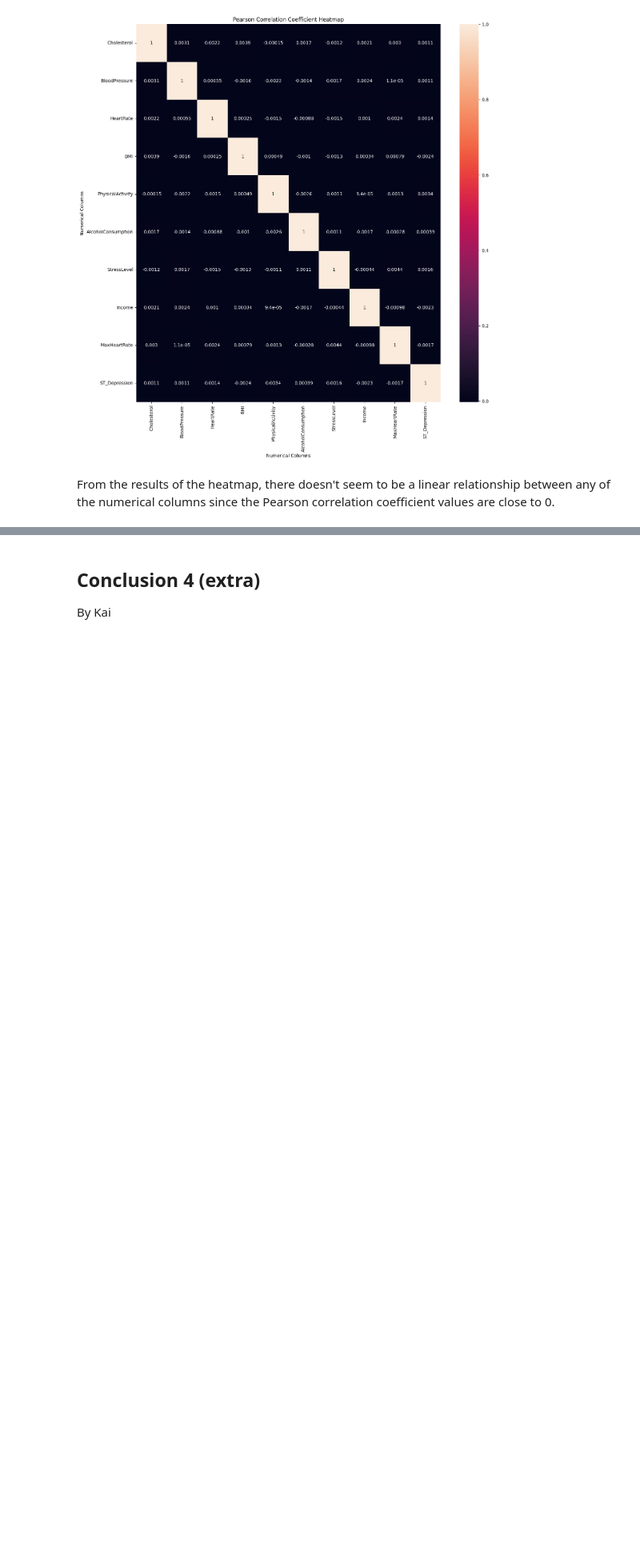
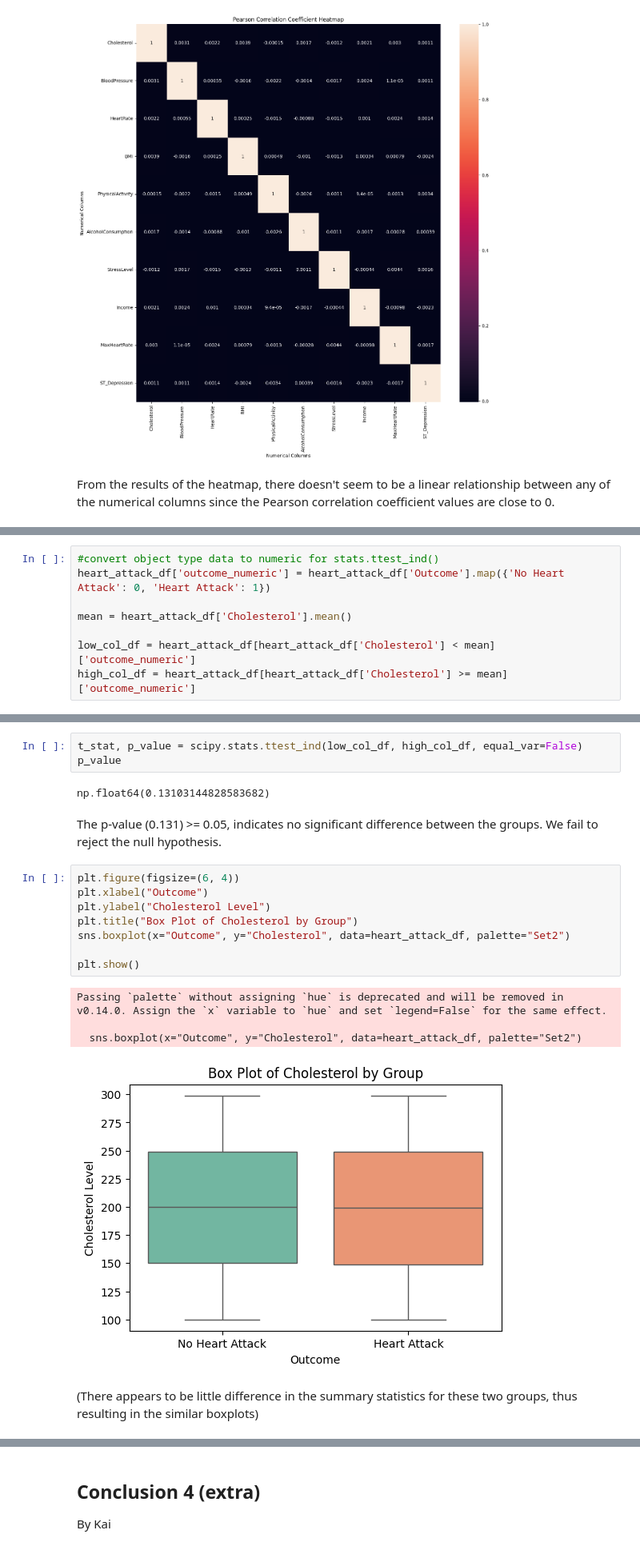
Before and after one commit to kchen3490/cmsc320-final, a Jupyter notebook: notebook.ipynb, the cells around one changed output, grey strips where cells are left out. Shown at 80% size. Saved outputs shown, nothing was run; the diff lists cells and outputs as text; blank space fills up the shorter version.

```diff
--- a/notebook.ipynb
+++ b/notebook.ipynb
@@ -74,0 +84,8 @@ By Nathan
+# %%
+#convert object type data to numeric for stats.ttest_ind()
+heart_attack_df['outcome_numeric'] = heart_attack_df['Outcome'].map({'No Heart Attack': 0, 'Heart Attack': 1})
+
+mean = heart_attack_df['Cholesterol'].mean()
+
+low_col_df = heart_attack_df[heart_attack_df['Cholesterol'] < mean]['outcome_numeric']
+high_col_df = heart_attack_df[heart_attack_df['Cholesterol'] >= mean]['outcome_numeric']
@@ -74,0 +105,22 @@ By Nathan
+# %%
+t_stat, p_value = scipy.stats.ttest_ind(low_col_df, high_col_df, equal_var=False)
+p_value
+# %% [output]
+np.float64(0.13103144828583682)
+# %% [markdown]
+The p-value (0.131) >= 0.05, indicates no significant difference between the groups. We fail to reject the null hypothesis.
+# %%
+plt.figure(figsize=(6, 4))
+plt.xlabel("Outcome")
+plt.ylabel("Cholesterol Level")
+plt.title("Box Plot of Cholesterol by Group")
+sns.boxplot(x="Outcome", y="Cholesterol", data=heart_attack_df, palette="Set2")
+
+plt.show()
+# %% [output]
+Passing `palette` without assigning `hue` is deprecated and will be removed in v0.14.0. Assign the `x` variable to `hue` and set `legend=False` for the same effect.
+
+  sns.boxplot(x="Outcome", y="Cholesterol", data=heart_attack_df, palette="Set2")
+[figure, added]
+# %% [markdown]
+(There appears to be little difference in the summary statistics for these two groups, thus resulting in the similar boxplots)
```
Also changed, not shown: parts of 6 cells of this notebook.
